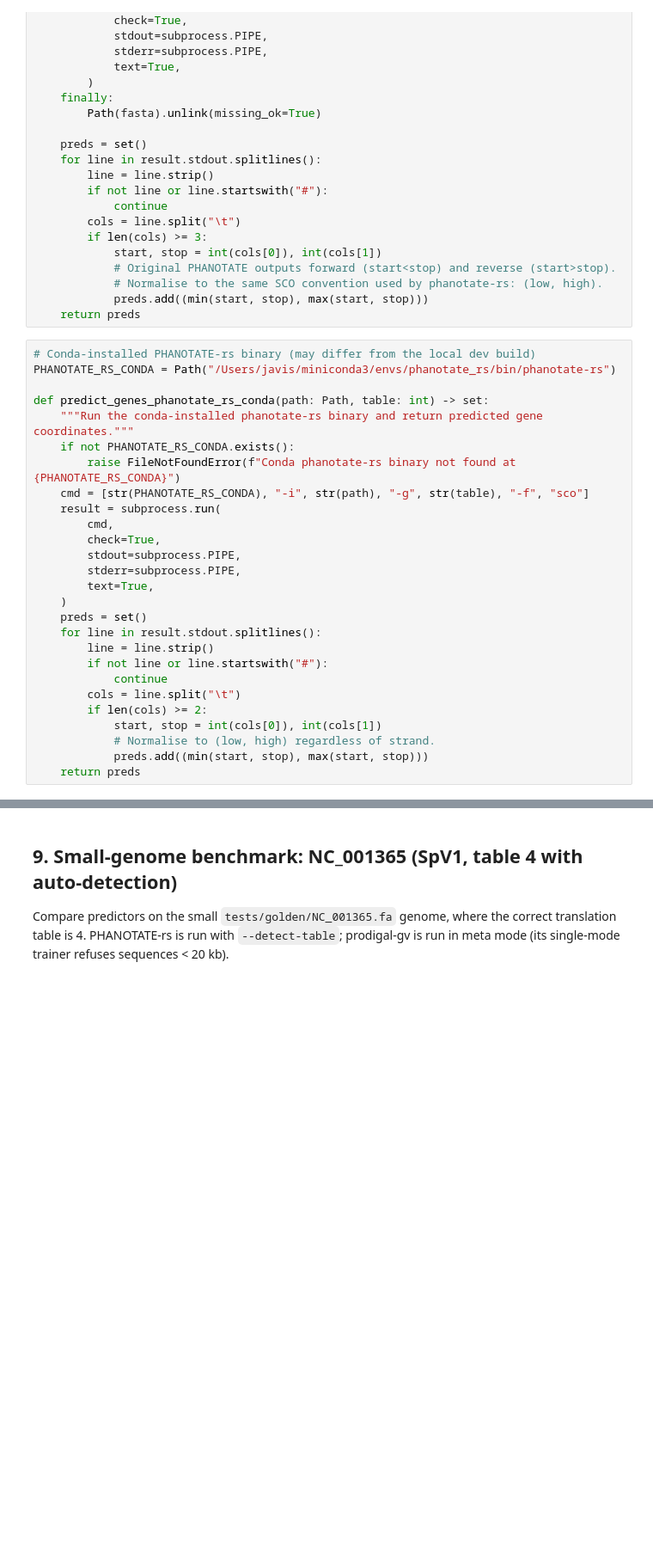
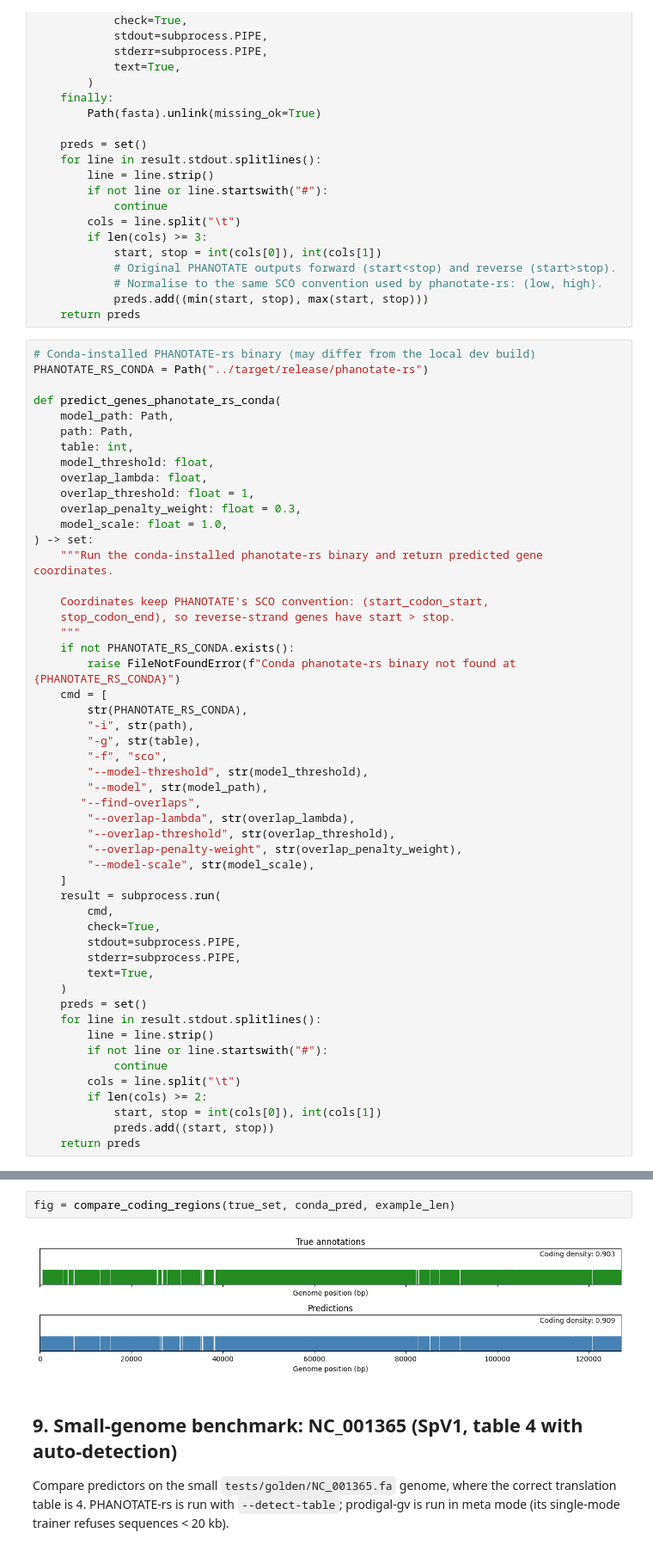
Before and after one commit to Yasas1994/PHANOTATE-rs, a Jupyter notebook: notebooks/01_orf_score_model.ipynb, the cells around one changed output, grey strips where cells are left out. Shown at 86% size. Saved outputs shown, nothing was run; the diff lists cells and outputs as text; blank space fills up the shorter version.

```diff
--- a/notebooks/01_orf_score_model.ipynb
+++ b/notebooks/01_orf_score_model.ipynb
@@ -655,13 +1343,38 @@ def predict_genes_phanotate_py(path: Path, table: int | None = None) -> set:
     return preds
 # %%
 # Conda-installed PHANOTATE-rs binary (may differ from the local dev build)
-PHANOTATE_RS_CONDA = Path("/Users/javis/miniconda3/envs/phanotate_rs/bin/phanotate-rs")
+PHANOTATE_RS_CONDA = Path("../target/release/phanotate-rs")
 
-def predict_genes_phanotate_rs_conda(path: Path, table: int) -> set:
-    """Run the conda-installed phanotate-rs binary and return predicted gene coordinates."""
+def predict_genes_phanotate_rs_conda(
+    model_path: Path,
+    path: Path,
+    table: int,
+    model_threshold: float,
+    overlap_lambda: float,
+    overlap_threshold: float = 1,
+    overlap_penalty_weight: float = 0.3,
+    model_scale: float = 1.0,
+) -> set:
+    """Run the conda-installed phanotate-rs binary and return predicted gene coordinates.
+
+    Coordinates keep PHANOTATE's SCO convention: (start_codon_start,
+    stop_codon_end), so reverse-strand genes have start > stop.
+    """
     if not PHANOTATE_RS_CONDA.exists():
         raise FileNotFoundError(f"Conda phanotate-rs binary not found at {PHANOTATE_RS_CONDA}")
-    cmd = [str(PHANOTATE_RS_CONDA), "-i", str(path), "-g", str(table), "-f", "sco"]
+    cmd = [
+        str(PHANOTATE_RS_CONDA),
+        "-i", str(path),
+        "-g", str(table),
+        "-f", "sco",
+        "--model-threshold", str(model_threshold),
+        "--model", str(model_path),
+       "--find-overlaps",
+        "--overlap-lambda", str(overlap_lambda),
+        "--overlap-threshold", str(overlap_threshold),
+        "--overlap-penalty-weight", str(overlap_penalty_weight),
+        "--model-scale", str(model_scale),
+    ]
     result = subprocess.run(
         cmd,
         check=True,
@@ -677,6 +1390,5 @@ def predict_genes_phanotate_rs_conda(path: Path, table: int) -> set:
         cols = line.split("\t")
         if len(cols) >= 2:
             start, stop = int(cols[0]), int(cols[1])
-            # Normalise to (low, high) regardless of strand.
-            preds.add((min(start, stop), max(start, stop)))
+            preds.add((start, stop))
     return preds
@@ -712,3 +1455,7 @@ PHANOTATE.py:            {'precision': 0.8299319727891157, 'recall': 0.877697841
+# %%
+fig = compare_coding_regions(true_set, conda_pred, example_len)
+# %% [output]
+[figure, added]
 # %% [markdown]
 ## 9. Small-genome benchmark: NC_001365 (SpV1, table 4 with auto-detection)
 
```
Also changed, not shown: parts of 47 cells of this notebook, 9 other files.
